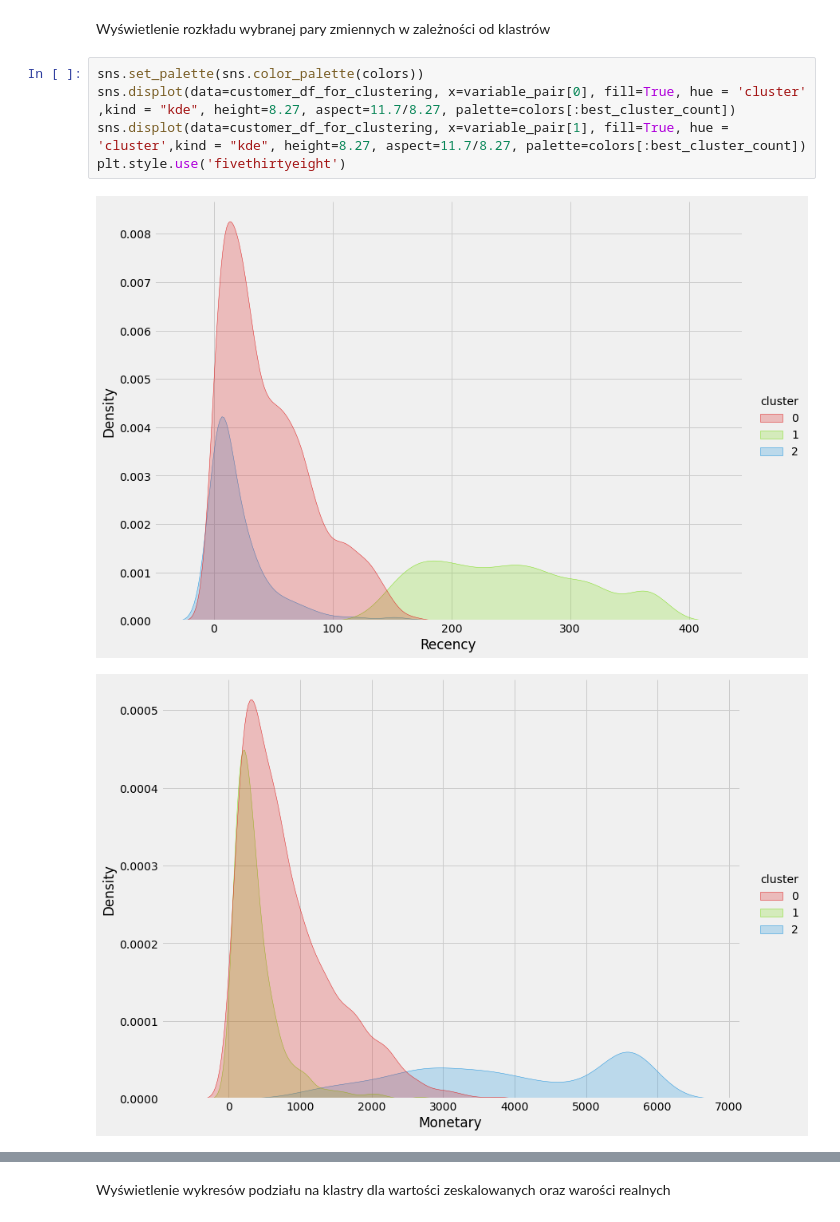
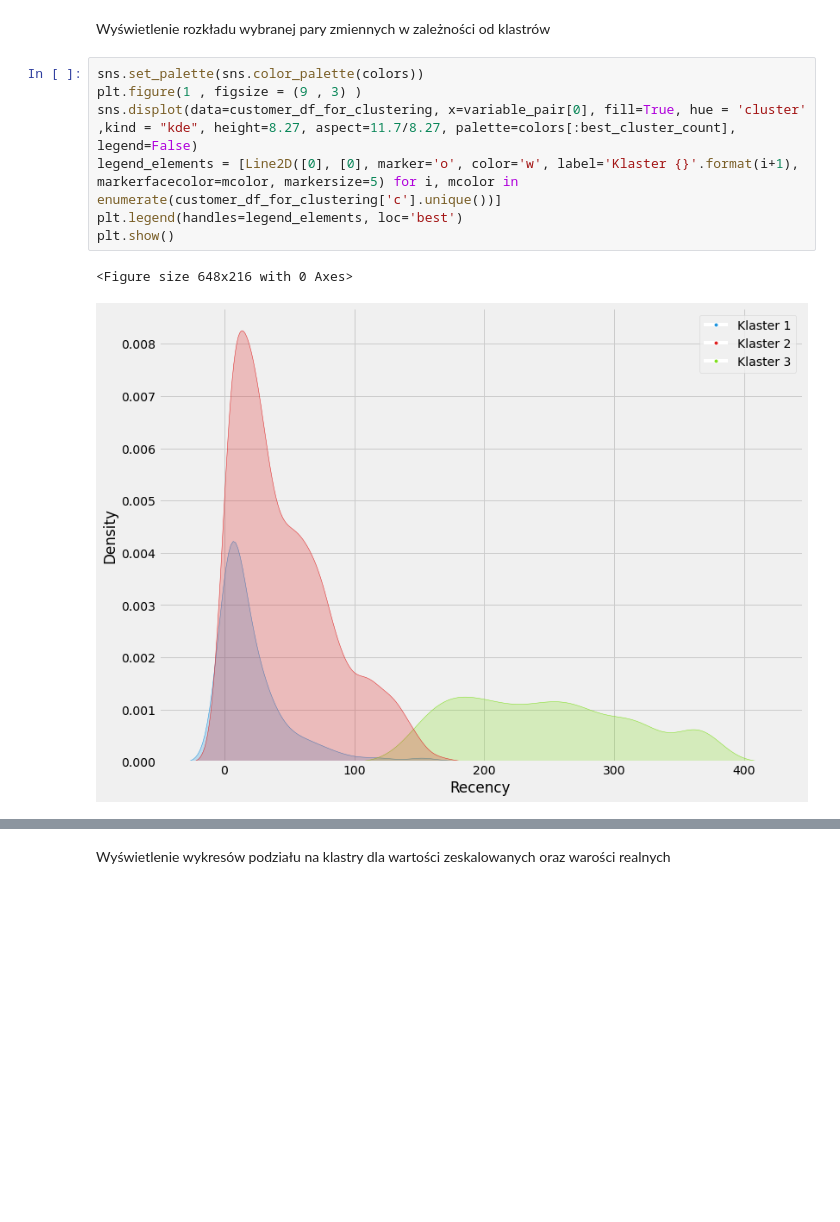
Before and after one commit to kkowalczykk/k-means-segmentation, a Jupyter notebook: main.ipynb, the cells around one changed output, grey strips where cells are left out. Saved outputs shown, nothing was run; the diff lists cells and outputs as text; blank space fills up the shorter version.

Commit message:
Update plots

```diff
--- a/main.ipynb
+++ b/main.ipynb
@@ -448,9 +448,12 @@ customer_df_for_clustering['cluster'] = algorithm.labels_
 Wyświetlenie rozkładu wybranej pary zmiennych w zależności od klastrów
 # %%
 sns.set_palette(sns.color_palette(colors))
-sns.displot(data=customer_df_for_clustering, x=variable_pair[0], fill=True, hue = 'cluster' ,kind = "kde", height=8.27, aspect=11.7/8.27, palette=colors[:best_cluster_count])
-sns.displot(data=customer_df_for_clustering, x=variable_pair[1], fill=True, hue = 'cluster',kind = "kde", height=8.27, aspect=11.7/8.27, palette=colors[:best_cluster_count])
-plt.style.use('fivethirtyeight')
+plt.figure(1 , figsize = (9 , 3) )
+sns.displot(data=customer_df_for_clustering, x=variable_pair[0], fill=True, hue = 'cluster' ,kind = "kde", height=8.27, aspect=11.7/8.27, palette=colors[:best_cluster_count], legend=False)
+legend_elements = [Line2D([0], [0], marker='o', color='w', label='Klaster {}'.format(i+1),
+markerfacecolor=mcolor, markersize=5) for i, mcolor in enumerate(customer_df_for_clustering['c'].unique())]
+plt.legend(handles=legend_elements, loc='best')
+plt.show()
 # %% [output]
+<Figure size 648x216 with 0 Axes>
-[figure, old version]
+[figure, new version]
-[figure, removed]
```
Also changed, not shown: parts of 4 cells of this notebook.
